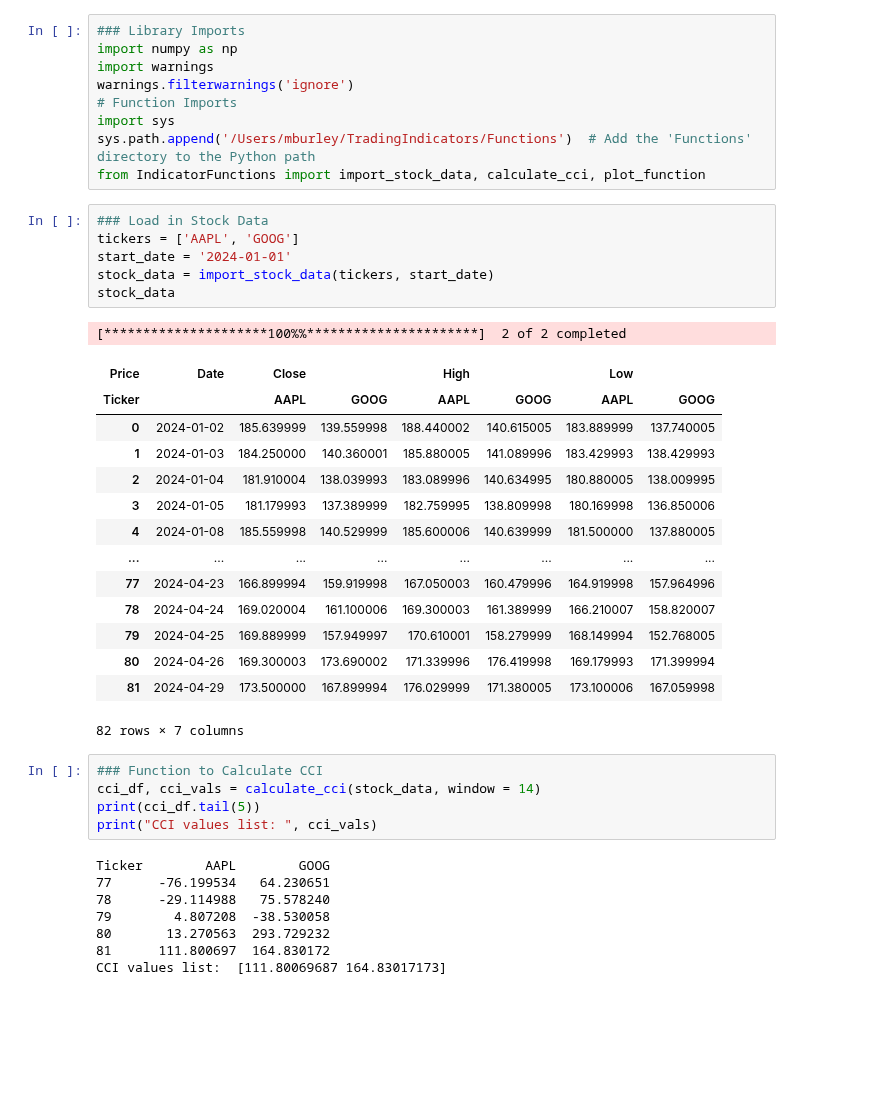
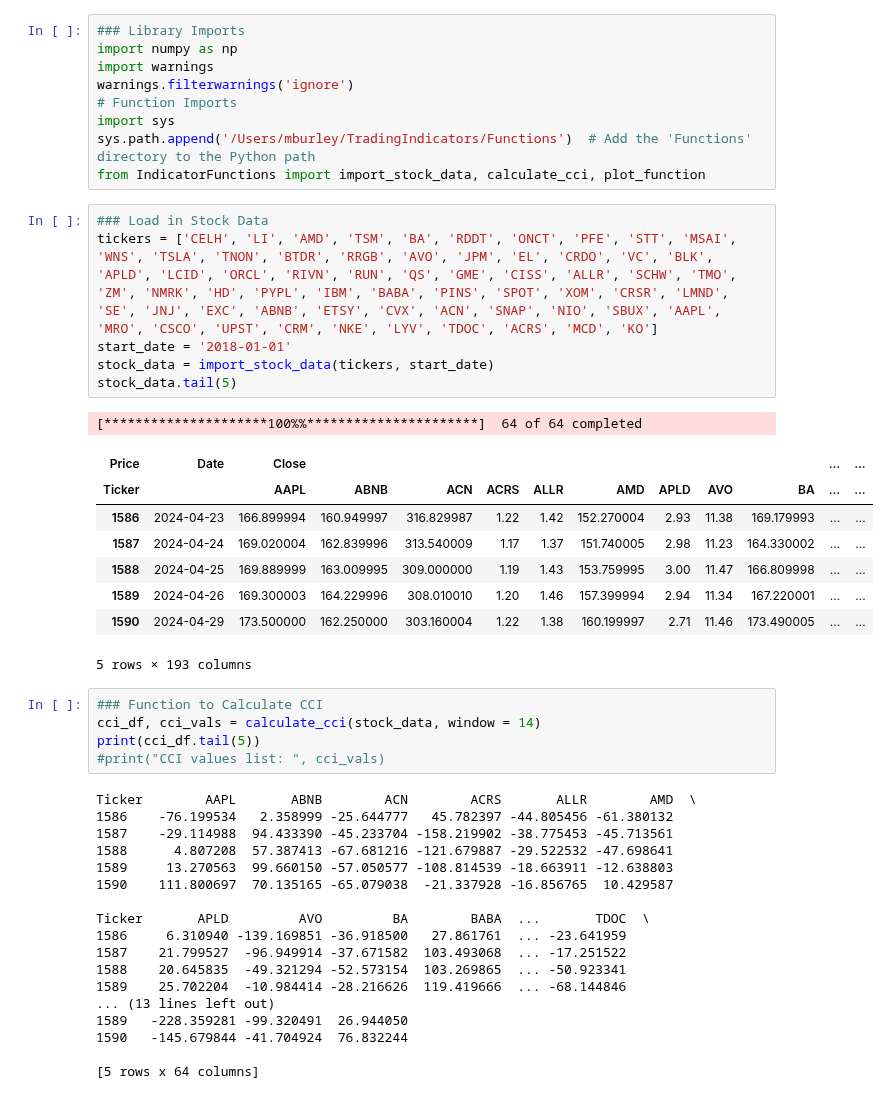
Before and after one commit to mburley127/TradingIndicators, a Jupyter notebook: IndicatorAnalysis/CCI.ipynb, the cells around one changed output. Saved outputs shown, nothing was run; the diff lists cells and outputs as text; blank space fills up the shorter version.

```diff
--- a/IndicatorAnalysis/CCI.ipynb
+++ b/IndicatorAnalysis/CCI.ipynb
@@ -7,41 +7,45 @@ warnings.filterwarnings('ignore')
 import sys
 sys.path.append('/Users/mburley/TradingIndicators/Functions')  # Add the 'Functions' directory to the Python path
 from IndicatorFunctions import import_stock_data, calculate_cci, plot_function
-# %%
-### Load in Stock Data
-tickers = ['AAPL', 'GOOG']
-start_date = '2024-01-01'
-stock_data = import_stock_data(tickers, start_date)
-stock_data
-# %% [output]
-[*********************100%%**********************]  2 of 2 completed
-| Price | Date | Close |  | High |  | Low |  |
-| Ticker |  | AAPL | GOOG | AAPL | GOOG | AAPL | GOOG |
-| 0 | 2024-01-02 | 185.639999 | 139.559998 | 188.440002 | 140.615005 | 183.889999 | 137.740005 |
-| 1 | 2024-01-03 | 184.250000 | 140.360001 | 185.880005 | 141.089996 | 183.429993 | 138.429993 |
-| 2 | 2024-01-04 | 181.910004 | 138.039993 | 183.089996 | 140.634995 | 180.880005 | 138.009995 |
-| 3 | 2024-01-05 | 181.179993 | 137.389999 | 182.759995 | 138.809998 | 180.169998 | 136.850006 |
-| 4 | 2024-01-08 | 185.559998 | 140.529999 | 185.600006 | 140.639999 | 181.500000 | 137.880005 |
-| ... | ... | ... | ... | ... | ... | ... | ... |
-| 77 | 2024-04-23 | 166.899994 | 159.919998 | 167.050003 | 160.479996 | 164.919998 | 157.964996 |
-| 78 | 2024-04-24 | 169.020004 | 161.100006 | 169.300003 | 161.389999 | 166.210007 | 158.820007 |
-| 79 | 2024-04-25 | 169.889999 | 157.949997 | 170.610001 | 158.279999 | 168.149994 | 152.768005 |
-| 80 | 2024-04-26 | 169.300003 | 173.690002 | 171.339996 | 176.419998 | 169.179993 | 171.399994 |
-| 81 | 2024-04-29 | 173.500000 | 167.899994 | 176.029999 | 171.380005 | 173.100006 | 167.059998 |
-82 rows × 7 columns
+# %%
+### Load in Stock Data
+tickers = ['CELH', 'LI', 'AMD', 'TSM', 'BA', 'RDDT', 'ONCT', 'PFE', 'STT', 'MSAI', 'WNS', 'TSLA', 'TNON', 'BTDR', 'RRGB', 'AVO', 'JPM', 'EL', 'CRDO', 'VC', 'BLK', 'APLD', 'LCID', 'ORCL', 'RIVN', 'RUN', 'QS', 'GME', 'CISS', 'ALLR', 'SCHW', 'TMO', 'ZM', 'NMRK', 'HD', 'PYPL', 'IBM', 'BABA', 'PINS', 'SPOT', 'XOM', 'CRSR', 'LMND', 'SE', 'JNJ', 'EXC', 'ABNB', 'ETSY', 'CVX', 'ACN', 'SNAP', 'NIO', 'SBUX', 'AAPL', 'MRO', 'CSCO', 'UPST', 'CRM', 'NKE', 'LYV', 'TDOC', 'ACRS', 'MCD', 'KO']
+start_date = '2018-01-01'
+stock_data = import_stock_data(tickers, start_date)
+stock_data.tail(5)
+# %% [output]
+[*********************100%%**********************]  64 of 64 completed
+| Price | Date | Close |  |  |  |  |  |  |  |  | ... | ... |
+| Ticker |  | AAPL | ABNB | ACN | ACRS | ALLR | AMD | APLD | AVO | BA | ... | ... |
+| 1586 | 2024-04-23 | 166.899994 | 160.949997 | 316.829987 | 1.22 | 1.42 | 152.270004 | 2.93 | 11.38 | 169.179993 | ... | ... |
+| 1587 | 2024-04-24 | 169.020004 | 162.839996 | 313.540009 | 1.17 | 1.37 | 151.740005 | 2.98 | 11.23 | 164.330002 | ... | ... |
+| 1588 | 2024-04-25 | 169.889999 | 163.009995 | 309.000000 | 1.19 | 1.43 | 153.759995 | 3.00 | 11.47 | 166.809998 | ... | ... |
+| 1589 | 2024-04-26 | 169.300003 | 164.229996 | 308.010010 | 1.20 | 1.46 | 157.399994 | 2.94 | 11.34 | 167.220001 | ... | ... |
+| 1590 | 2024-04-29 | 173.500000 | 162.250000 | 303.160004 | 1.22 | 1.38 | 160.199997 | 2.71 | 11.46 | 173.490005 | ... | ... |
+5 rows × 193 columns
 # %%
 ### Function to Calculate CCI
 cci_df, cci_vals = calculate_cci(stock_data, window = 14)
 print(cci_df.tail(5))
-print("CCI values list: ", cci_vals)
+#print("CCI values list: ", cci_vals)
 # %% [output]
-Ticker        AAPL        GOOG
-77      -76.199534   64.230651
-78      -29.114988   75.578240
-79        4.807208  -38.530058
-80       13.270563  293.729232
-81      111.800697  164.830172
-CCI values list:  [111.80069687 164.83017173]
+Ticker        AAPL       ABNB        ACN        ACRS       ALLR        AMD  \
+1586    -76.199534   2.358999 -25.644777   45.782397 -44.805456 -61.380132
+1587    -29.114988  94.433390 -45.233704 -158.219902 -38.775453 -45.713561
+1588      4.807208  57.387413 -67.681216 -121.679887 -29.522532 -47.698641
+1589     13.270563  99.660150 -57.050577 -108.814539 -18.663911 -12.638803
+1590    111.800697  70.135165 -65.079038  -21.337928 -16.856765  10.429587
+
+Ticker       APLD         AVO         BA        BABA  ...       TDOC  \
+1586     6.310940 -139.169851 -36.918500   27.861761  ... -23.641959
+1587    21.799527  -96.949914 -37.671582  103.493068  ... -17.251522
+1588    20.645835  -49.321294 -52.573154  103.269865  ... -50.923341
+1589    25.702204  -10.984414 -28.216626  119.419666  ... -68.144846
+... (13 lines left out)
+1589   -228.359281 -99.320491  26.944050
+1590   -145.679844 -41.704924  76.832244
+
+[5 rows x 64 columns]
 # %%
 ### Return CCI and Perform Filtering
 # Set new filtered df to current rsi_df
```
Also changed, not shown: parts of 3 cells of this notebook.
